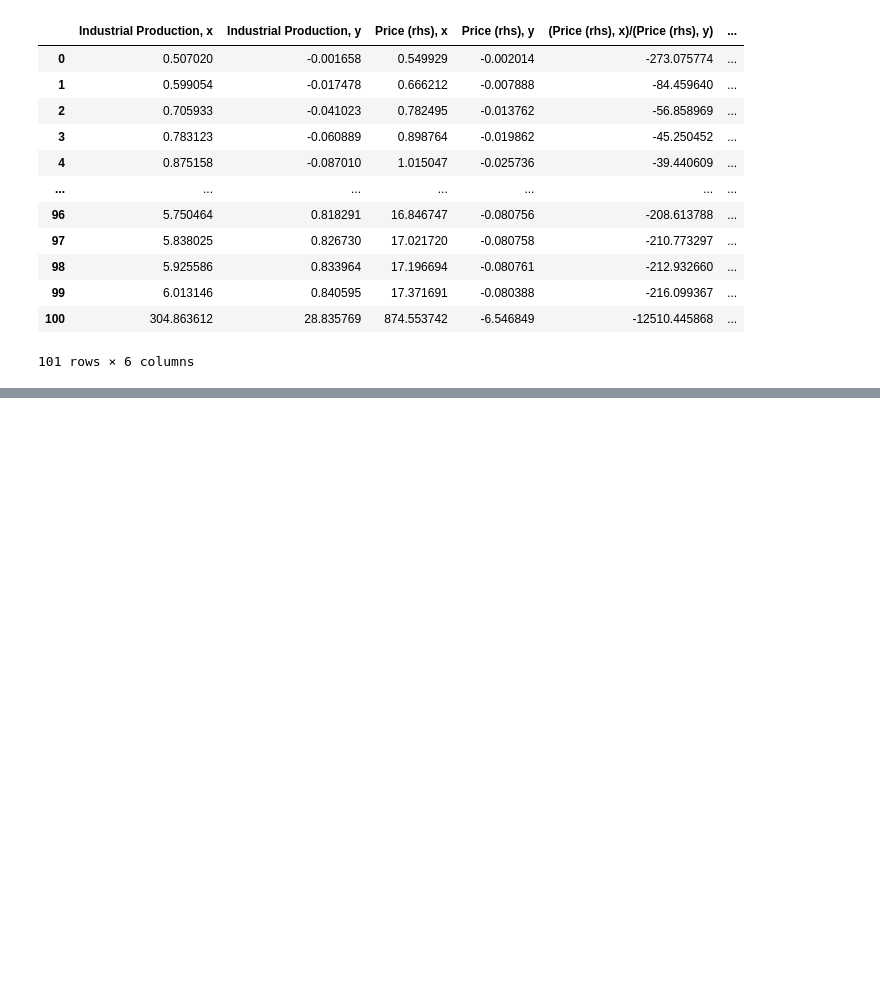
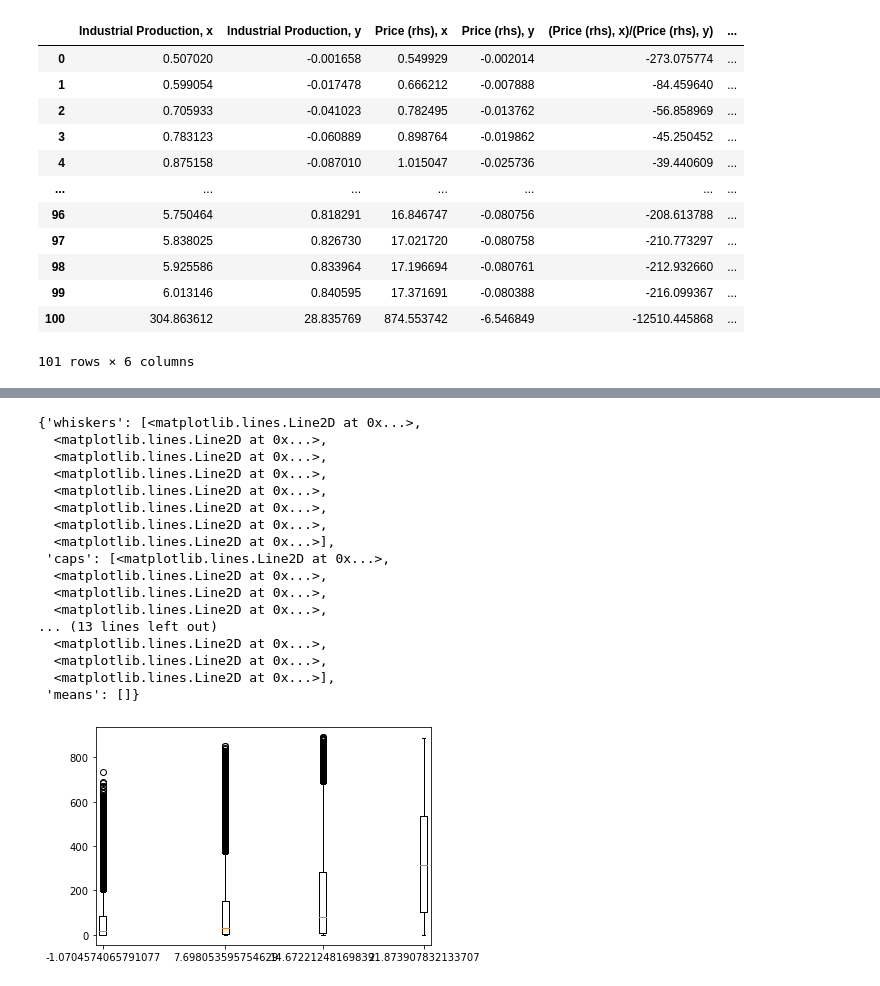
Before and after one commit to mario1027/Python-2022, a Jupyter notebook: MANIPULACIÓN DE DATOS CON PANDAS.ipynb, the cells around one changed output, grey strips where cells are left out. Cells and saved outputs as stored; diff of their text form; code cells hidden in the pictures; blank space fills up the shorter version.

```diff
--- a/MANIPULACIÓN DE DATOS CON PANDAS.ipynb
+++ b/MANIPULACIÓN DE DATOS CON PANDAS.ipynb
@@ -200,0 +466,25 @@ datos1aux
+# %%
+plt.boxplot([datos6[cuartilesdatosmult["AT_temperature"]=="Q1"]["AT_radiation_direct_horizontal"].to_numpy(),
+            datos6[cuartilesdatosmult["AT_temperature"]=="Q2"]["AT_radiation_direct_horizontal"].to_numpy(),
+            datos6[cuartilesdatosmult["AT_temperature"]=="Q3"]["AT_radiation_direct_horizontal"].to_numpy(),
+            datos6[cuartilesdatosmult["AT_temperature"]=="Q4"]["AT_radiation_direct_horizontal"].to_numpy()],
+            positions=valuex)
+# %% [output]
+{'whiskers': [<matplotlib.lines.Line2D at 0x...>,
+  <matplotlib.lines.Line2D at 0x...>,
+  <matplotlib.lines.Line2D at 0x...>,
+  <matplotlib.lines.Line2D at 0x...>,
+  <matplotlib.lines.Line2D at 0x...>,
+  <matplotlib.lines.Line2D at 0x...>,
+  <matplotlib.lines.Line2D at 0x...>,
+  <matplotlib.lines.Line2D at 0x...>],
+ 'caps': [<matplotlib.lines.Line2D at 0x...>,
+  <matplotlib.lines.Line2D at 0x...>,
+  <matplotlib.lines.Line2D at 0x...>,
+  <matplotlib.lines.Line2D at 0x...>,
+... (13 lines left out)
+  <matplotlib.lines.Line2D at 0x...>,
+  <matplotlib.lines.Line2D at 0x...>,
+  <matplotlib.lines.Line2D at 0x...>],
+ 'means': []}
+[figure, added]
```
Also changed, not shown: parts of 41 cells of this notebook, 2 other files.
